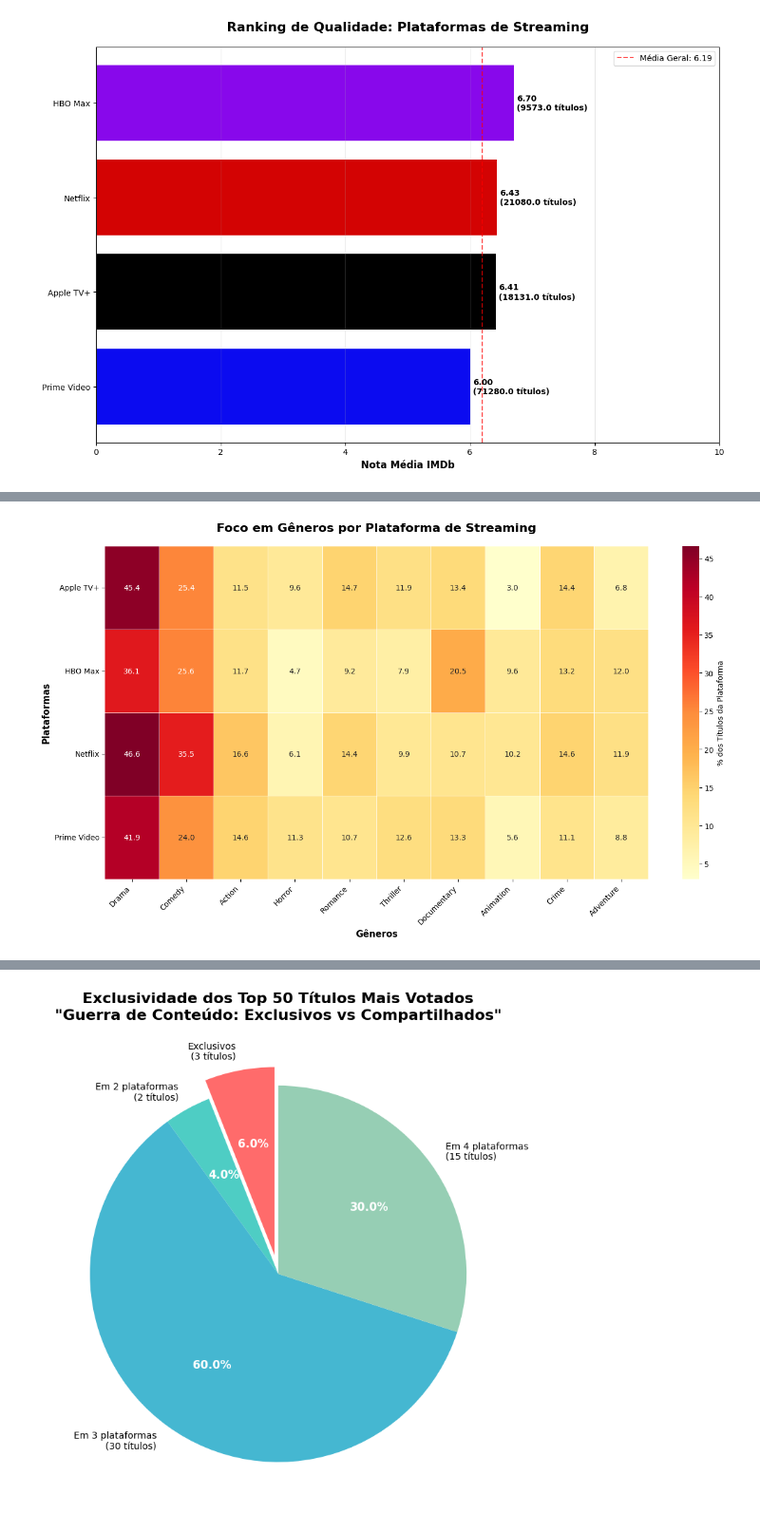
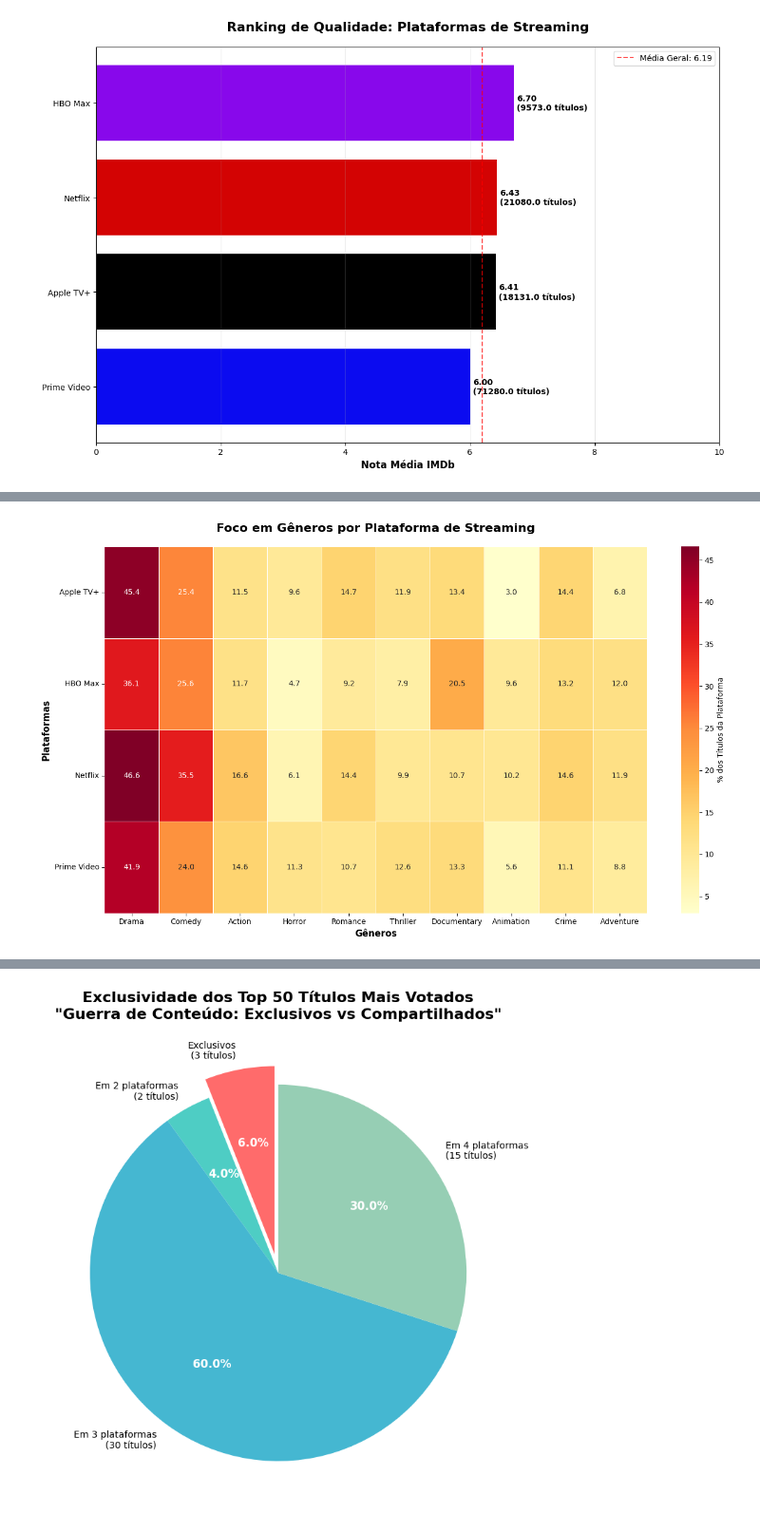
Before and after one commit to nise1301/Streamings_Analysis, a Jupyter notebook: Apresentação/um_notebook_para_todos_governar.ipynb, the cells around one changed output, grey strips where cells are left out. Shown at 95% size. Drawn from its saved outputs; the diff is of its cells as text; code cells hidden in the pictures.

```diff
--- a/Apresentação/um_notebook_para_todos_governar.ipynb
+++ b/Apresentação/um_notebook_para_todos_governar.ipynb
@@ -177,16 +280,0 @@ def get_top_genres_by_platform(df, top_n=5):
-# %%
-# Definir períodos
-current_year = 2025
-classic_threshold = current_year - 20  # Filmes antes de 2005
-recent_threshold = current_year - 5    # Filmes após 2020
-
-# Categorizar títulos
-df_streaming['era_category'] = pd.cut(
-    df_streaming['releaseYear'],
-    bins=[0, classic_threshold, recent_threshold, current_year + 1],
-    labels=['Clássicos', 'Catálogo Médio', 'Lançamentos']
-)
-
-# Estratégia por plataforma
-era_strategy = df_streaming.groupby(['platform', 'era_category']).size().unstack(fill_value=0)
-era_percentages = era_strategy.div(era_strategy.sum(axis=1), axis=0) * 100
@@ -254,21 +469,21 @@ plot_radar_genre(genre_focus_matrix)
 # %%
 # Visualização
 fig, ax = plt.subplots(figsize=(14, 8))
 
 # Heatmap com anotações usando genre_focus_matrix (já criado pela função analyze_genre_focus)
 sns.heatmap(genre_focus_matrix, annot=True, fmt='.1f', cmap='YlOrRd',
             cbar_kws={'label': '% dos Títulos da Plataforma'},
             linewidths=0.5, ax=ax)
 
 ax.set_title('Foco em Gêneros por Plataforma de Streaming',
              fontsize=16, fontweight='bold', pad=20)
 ax.set_xlabel('Gêneros', fontsize=12, fontweight='bold')
 ax.set_ylabel('Plataformas', fontsize=12, fontweight='bold')
 
 # Rotacionar labels para melhor leitura
-plt.xticks(rotation=45, ha='right')
+plt.xticks(rotation=0, ha='center')
 plt.yticks(rotation=0)
 plt.tight_layout()
 plt.show()
 # %% [output]
-[figure, old version]
+[figure, new version]
```
Also changed, not shown: parts of 35 cells of this notebook, 2 other files.
